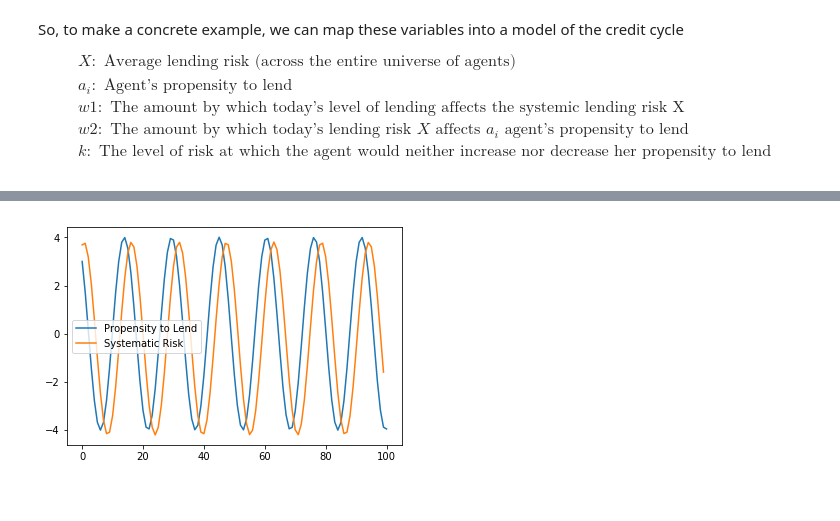
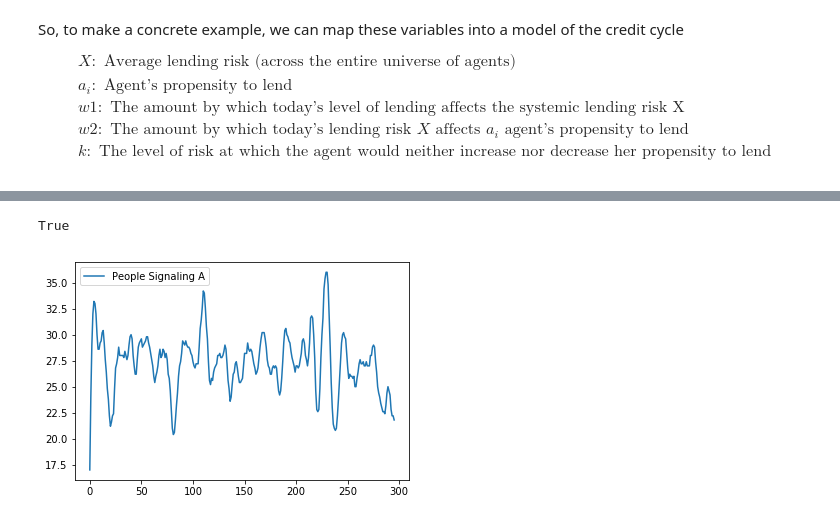
Before and after one commit to akaufman10/ABM, a Jupyter notebook: Experiential Learning.ipynb, the cells around one changed output, grey strips where cells are left out. Drawn from its saved outputs; the diff is of its cells as text; code cells hidden in the pictures.

Commit message:
changed to signal model - still incomplete

```diff
--- a/Experiential Learning.ipynb
+++ b/Experiential Learning.ipynb
@@ -104,9 +305,40 @@ plt.show()
+# %%
+params = {'q_mean':.5,
+          'q_sigma':.5,
+          'sigAcost':3,
+          'sigAval':3,
+          'k':4,
+          'p':0,
+          'w':.3,
+          'm':.1,
+          'N':100
+         }
+test = model(params)
+# %%
+test.step(400)
+t = acf([a[0] for a in test.sigCounts],alpha=.05)
+(t[1][5][0])< 0 < (t[1][5][1])
+#test.showTrends(autoCor = True)
+#test.showTrends(smooth=True)
+#test.agents[0].sigAval
+#test.testlist
+#test.testlist
+#test.agents[1].connections
+#test.agents[99].siglsit
+#test.agents[1].mimic
+# %% [output]
+True
+# %%
+def running_mean(x, N):
+    cumsum = np.cumsum(np.insert(x, 0, 0))
+    return (cumsum[N:] - cumsum[:-N]) / float(N)
 # %%
-
-test.step(100)
-aLine, = plt.plot(test.agents[30].aList, label='Propensity to Lend')
-XLine, = plt.plot(test.xList, label='Systematic Risk')
-plt.legend(handles=[aLine,XLine])
+import matplotlib
+#test.step(300)
+#aLine, = plt.plot(test.averageAval, label='Value of Signal')
+XLine,  = plt.plot(running_mean([a[0] for a in test.sigCounts],5), label='People Signaling A')
+#bLine, = plt.plot(test.agents[1].sigAvalues, label='Value of Signal for Agent')
+plt.legend(handles=([XLine]))
 plt.show()
 # %% [output]
-[figure, old version]
+[figure, new version]
```
Also changed, not shown: parts of 11 cells of this notebook.
